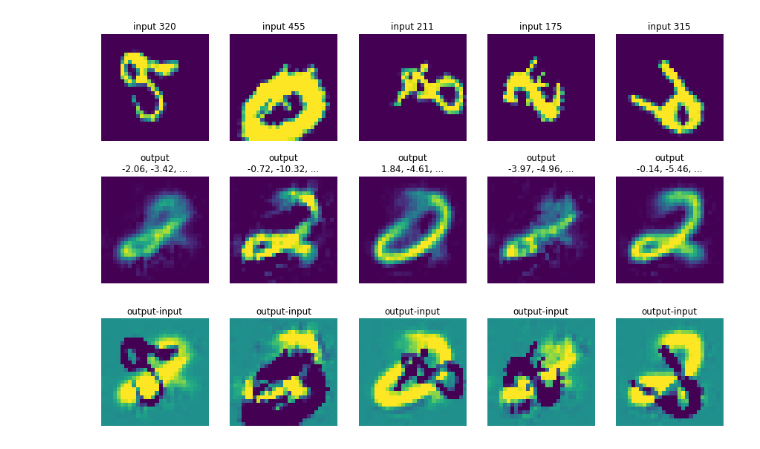
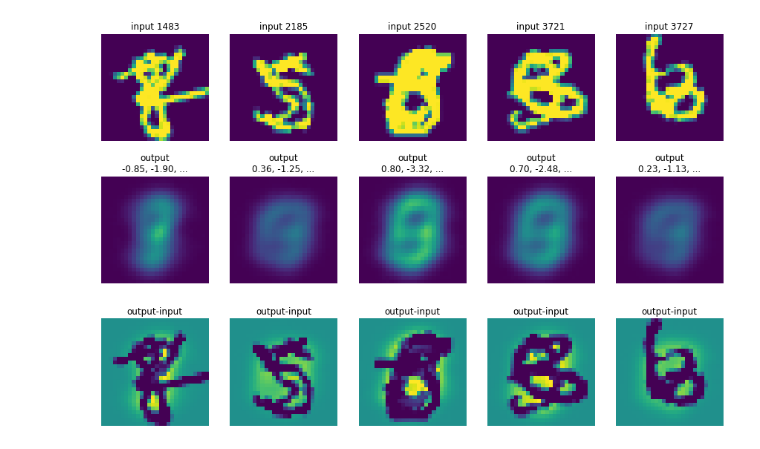
Before and after one commit to Volconage/Deblending-Galaxies-Project, a Jupyter notebook: vae_test_attempt2.ipynb, the cells around one changed output. Saved outputs shown, nothing was run; the diff lists cells and outputs as text; code cells hidden in the pictures.

```diff
--- a/vae_test_attempt2.ipynb
+++ b/vae_test_attempt2.ipynb
@@ -54,10 +54,10 @@ def sampling(args):
     z=z_mean+tf.exp(0.5*z_log_sigma)*epsilon
     return z
 # %%
-inputs=Input(shape=(height,width,1))
-#input_blend=inputs[:,:,:,:1]
+inputs=Input(shape=(height,width,3))
+input_blend=inputs[:,:,:,:1]
 
-encoded=encoder(inputs)
+encoded=encoder(input_blend)
 shape=encoded.get_shape()[1:]
 encoded=Flatten()(encoded)
 
@@ -126,8 +126,8 @@ _________________________________________________________________
 # %%
 from keras.preprocessing.image import ImageDataGenerator
 
-datagen=ImageDataGenerator(rotation_range=360,width_shift_range=0.25,height_shift_range=0.25,
-                             shear_range=20.0,zoom_range=[0.8, 1.8])
+datagen=ImageDataGenerator(rotation_range=20,width_shift_range=0.01,height_shift_range=0.01,
+                             shear_range=0.0,zoom_range=[0.8, 1.2])
 
 gen=datagen.flow(train_img, None)
 
@@ -167,7 +183,8 @@ def showimg(img, ax, title=None, vmin=0, vmax=1):
     ax.set_title(title)
     ax.axis('off')
 
-def summary_plot(n,inputs,d):
+def summary_plot(n,inputs,d,decode,seed=1):
+    np.random.seed(seed)
     idx = np.random.choice(len(inputs), size=n, replace=False)
     print(idx)
     input_img = inputs[idx]
@@ -185,5 +202,5 @@ def summary_plot(n,inputs,d):
     return idx
 # %%
 n=5
-chosen=summary_plot(n,blended,0)
+chosen=summary_plot(n,together[:,:,:,:1],0,decode1)
 # %% [output]
@@ -191 +209 @@ chosen=summary_plot(n,blended,0)
-[figure, old version]
+[figure, new version]
```
Also changed, not shown: parts of 11 cells of this notebook.
